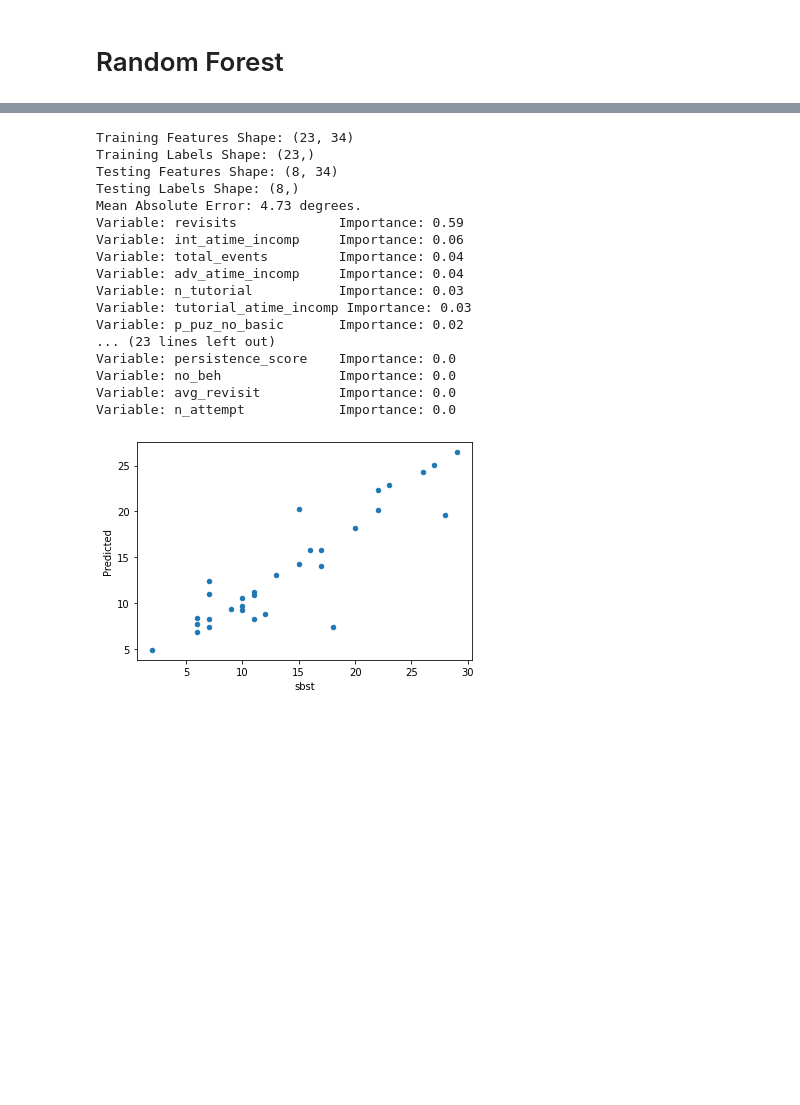
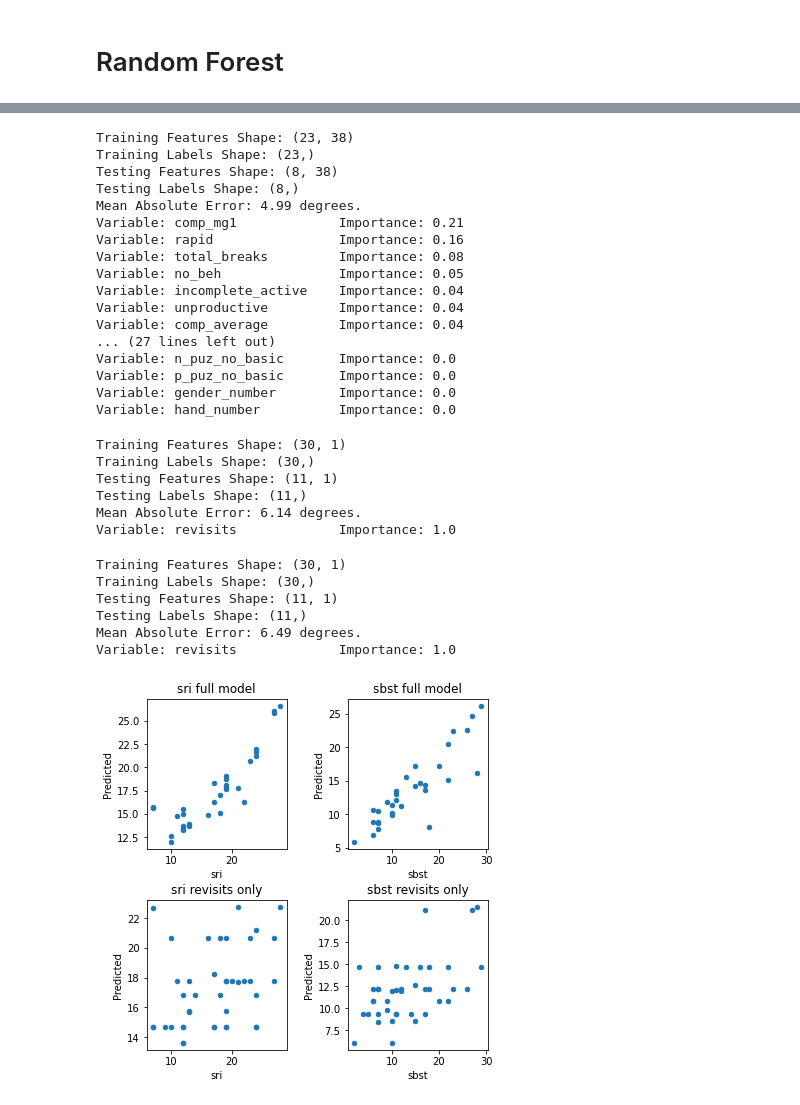
Before and after one commit to Complex-Play-Lab/ShadowspectRandomForest, a Jupyter notebook: main.ipynb, the cells around one changed output, grey strips where cells are left out. Saved outputs shown, nothing was run; the diff lists cells and outputs as text; code cells hidden in the pictures; blank space fills up the shorter version.

```diff
--- a/main.ipynb
+++ b/main.ipynb
@@ -419,22 +433,47 @@ Variable: n_failed_att         Importance: 0.0
 # %%
-good_data = data[data["sbst"] > 0][everything].dropna()
-run_random_forest(good_data, "sbst")
+good_data = data[data["sbst"] > 0][everything].drop("sri", axis=1).dropna()
+run_random_forest(good_data, "sbst", "sbst full model", axs[0][1])
 # %% [output]
-Training Features Shape: (23, 34)
+Training Features Shape: (23, 38)
 Training Labels Shape: (23,)
-Testing Features Shape: (8, 34)
+Testing Features Shape: (8, 38)
 Testing Labels Shape: (8,)
-Mean Absolute Error: 4.73 degrees.
-Variable: revisits             Importance: 0.59
-Variable: int_atime_incomp     Importance: 0.06
-Variable: total_events         Importance: 0.04
-Variable: adv_atime_incomp     Importance: 0.04
-Variable: n_tutorial           Importance: 0.03
-Variable: tutorial_atime_incomp Importance: 0.03
-Variable: p_puz_no_basic       Importance: 0.02
-... (23 lines left out)
-Variable: persistence_score    Importance: 0.0
-Variable: no_beh               Importance: 0.0
-Variable: avg_revisit          Importance: 0.0
-Variable: n_attempt            Importance: 0.0
+Mean Absolute Error: 4.99 degrees.
+Variable: comp_mg1             Importance: 0.21
+Variable: rapid                Importance: 0.16
+Variable: total_breaks         Importance: 0.08
+Variable: no_beh               Importance: 0.05
+Variable: incomplete_active    Importance: 0.04
+Variable: unproductive         Importance: 0.04
+Variable: comp_average         Importance: 0.04
+... (27 lines left out)
+Variable: n_puz_no_basic       Importance: 0.0
+Variable: p_puz_no_basic       Importance: 0.0
+Variable: gender_number        Importance: 0.0
+Variable: hand_number          Importance: 0.0
-[figure, removed]
+# %%
+good_data = data[data["sri"] > 0][["sri", "revisits"]].dropna()
+run_random_forest(good_data, "sri", "sri revisits only", axs[1][0])
+# %% [output]
+Training Features Shape: (30, 1)
+Training Labels Shape: (30,)
+Testing Features Shape: (11, 1)
+Testing Labels Shape: (11,)
+Mean Absolute Error: 6.14 degrees.
+Variable: revisits             Importance: 1.0
+# %%
+good_data = data[data["sbst"] > 0][["sbst", "revisits"]].dropna()
+run_random_forest(good_data, "sbst", "sbst revisits only", axs[1][1])
+# %% [output]
+Training Features Shape: (30, 1)
+Training Labels Shape: (30,)
+Testing Features Shape: (11, 1)
+Testing Labels Shape: (11,)
+Mean Absolute Error: 6.49 degrees.
+Variable: revisits             Importance: 1.0
+# %%
+# save the plot now that we're done
+fig.savefig(f"output/predictions.png")
+display(fig)
+# %% [output]
+[figure, added]
```
Also changed, not shown: parts of 12 cells of this notebook, 6 other files.
